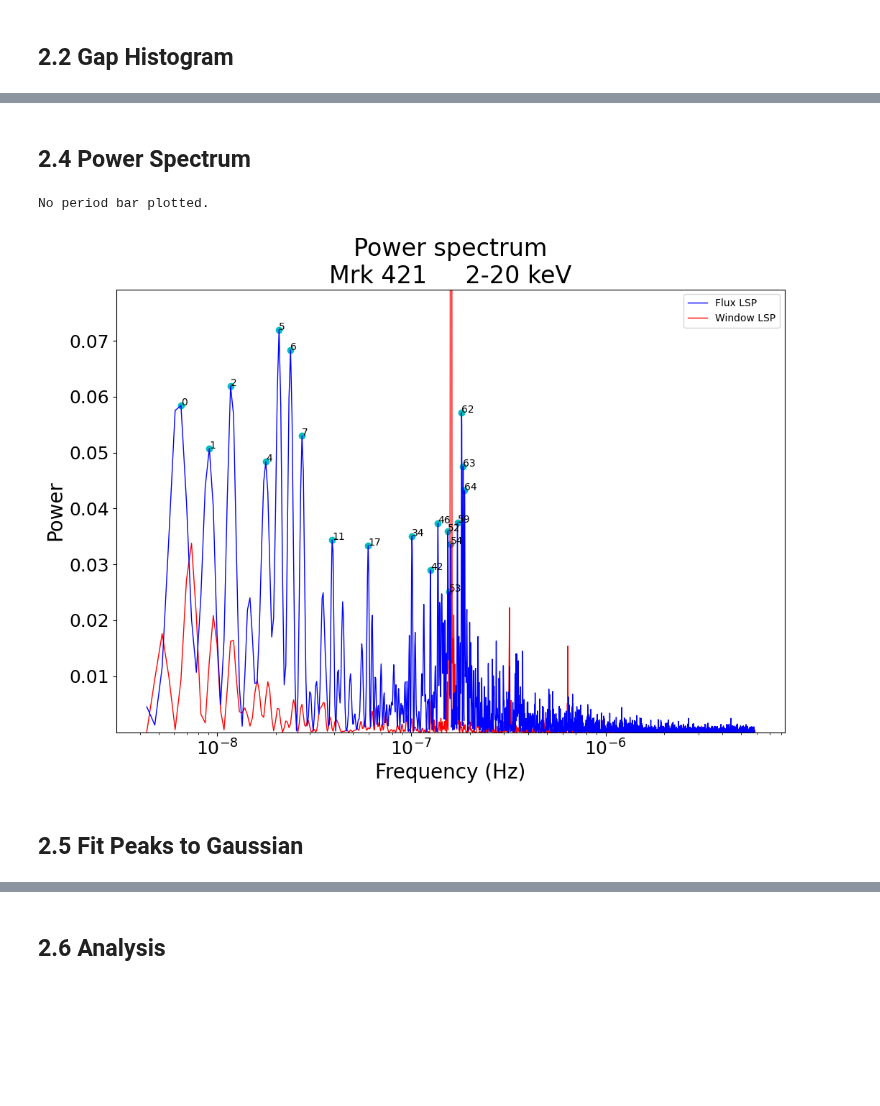
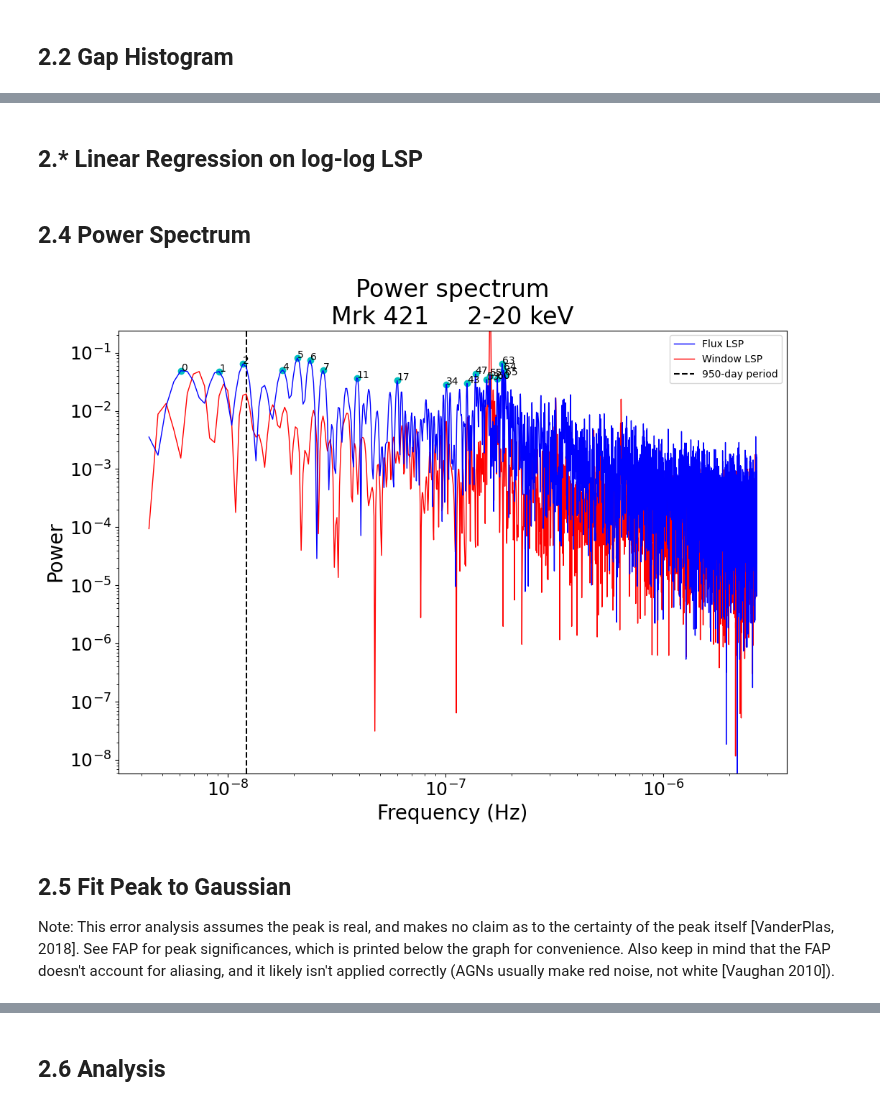
Before and after one commit to Beauremontt/AGN-Flux-Timing-Analysis, a Jupyter notebook: AGNFluxTimingAnalysis.ipynb, the cells around one changed output, grey strips where cells are left out. Drawn from its saved outputs; the diff is of its cells as text; code cells hidden in the pictures; blank space fills up the shorter version.

```diff
--- a/AGNFluxTimingAnalysis.ipynb
+++ b/AGNFluxTimingAnalysis.ipynb
@@ -139,7 +135,7 @@ if use_filter == True:
   SNR = y/dy
 
   # determine data points to filter
-  SNR_tolerance = 0.6 # @param {type:"number"}  cut-off for low S/N
+  SNR_tolerance = 1 # @param {type:"number"}  cut-off for low S/N
   rm = []  # array for points to remove
   for i in range(len(x)):
     if SNR[i] < SNR_tolerance:  # checks for low SNR (also negative y values)
@@ -154,11 +150,7 @@ if use_filter == True:
   # get timespan and spacing of data
   NumData = len(x)
   Span = x[NumData - 1] - x[0]
-  MeanSpacing = Span / (NumData - 1)
-
-  # get new averages of the error and the flux
-  Error = np.mean(dy)
-  Mean = np.mean(y)
+  MeanSpacing = Span / NumData
 
 
   # x,y limits on light curve, in the form "(lower, upper)"; leave blank or 'None' to not limit the graphs
@@ -295,0 +300,2 @@ period (days)   556.042      485.273      988.519      1779.33      63.8517
+# %% [markdown]
+## 2.* Linear Regression on log-log LSP
@@ -298,80 +306,85 @@ period (days)   556.042      485.273      988.519      1779.33      63.8517
 # %%
 # @title  { form-width: "25%" }
 
+# whether to plot the LSP in frequency or period space
+lsp_xaxis = "Frequency (Hz)" # @param ["Frequency (Hz)", "Period (days)"]
+
 # period in days to be plotted as a vertical line on the power spectrum
-day_bar = None # @param {type:"raw"}
+day_bar = 950 # @param {type:"raw"}
 
-# whether to label peaks
-  # have to disable this if you want to limit the graph
-label_peaks = True # @param {type:"boolean"}
+# how many of the top peaks to label; set to 0 to not label peaks
+top_peaks = 18 # @param {type:"integer"}
+if top_peaks == None: top_peaks = 0
 
 # scaling of the power axis on the power spectrum: either log or linear
-lsp_yscale = "linear" # @param ["linear", "log"]
+lsp_yscale = "log" # @param ["linear", "log"]
 
 # whether to limit yscale to power min and slightly over power max
 default_ylim = True # @param {type:"boolean"}
 
+# give limits in the form "(lower, upper)", or leave blank
+lsp_ylim = None  # @param {type:"raw"}
+lsp_xlim = None  # @param {type:"raw"}
 
-
-# set up values for Thomas test
-yy = 0 * x + 1  # Need to set the y values to one, in order to have the y axis be zero
-dyy = 0 * x + 42
-ffrequency, ppower = LombScargle(x, yy, dyy).autopower(minimum_frequency = minif_factor/Span, nyquist_factor = nyquist_factor)
 
 
 # plot of power spectrum
 plt.subplots(1,1,figsize=(12,8))
-plt.plot(frequency, power, 'b', linewidth=1, label='Flux LSP', zorder=3)
-plt.plot(ffrequency, ppower,'r', linewidth=1, label='Window LSP', zorder=2)
+if lsp_xaxis == 'Frequency (Hz)':
+  lsp_xs = frequency
+  tht_xs = ffrequency
+else:
+  lsp_xs = period
+  tht_xs = pperiod
+plt.plot(lsp_xs, power, 'b', linewidth=1, label='Flux LSP', zorder=3)
+plt.plot(tht_xs, ppower,'r', linewidth=1, label='Window LSP', zorder=2)
 
 
 # plot vertical line for scrubbing
 if day_bar != 0 and day_bar != None:
-  frequency_bar = 1/(day_bar*86400)
-  plt.axvline(x=frequency_bar, color='k', linestyle='dashed', label=f'{day_bar}-day period', zorder=1)
-  #plt.vlines(frequency_bar, np.min((power, ppower)), np.max((power, ppower)), 'k', 'dashed', f'{day_bar}-day period', zorder=1)
-else: print("No period bar plotted.\n")
+  if lsp_xaxis == 'Period (days)':
+    x_bar = day_bar
+  else:
+    x_bar = 1/(day_bar*86400)
+  plt.axvline(x=x_bar, color='k', linestyle='dashed', label=f'{day_bar}-day period', zorder=1)
 
 
 # plot notable peaks
-if label_peaks == True:
-  high_peaks = sorted_peaks[:round(0.01*len(peaks))]  # pick out peaks indices of top 1% of peaks
+if top_peaks > 0:
+  high_peaks = sorted_peaks[:top_peaks]  # pick out peaks indices of top 1% of peaks
   idx_high = peaks[high_peaks]  # peaks indices to LSP indices
-  plt.scatter(frequency[idx_high], power[idx_high], color='c')  # places green dots on graph
-  for i in range(len(idx_high)):  # label green dots with peaks index
-    plt.text(frequency[idx_high[i]], power[idx_high[i]], str(high_peaks[i]))
+  plt.scatter(lsp_xs[idx_high], power[idx_high], color='c')  # places dots on graph
+  for i in range(len(idx_high)):  # label dots with peaks index
+    plt.text(lsp_xs[idx_high[i]], power[idx_high[i]], str(high_peaks[i]))
 
 
 # plot labels
 plt.title(f'Power spectrum\n{flux_source}     {band_label}', fontsize=24)
-plt.xlabel("Frequency (Hz)", fontsize=20)
+plt.xlabel(lsp_xaxis, fontsize=20)
 plt.ylabel('Power', fontsize=20)
 plt.tick_params(labelsize=18)
 plt.legend()
 
 # scaling of plot
 plt.xscale('log')
 plt.yscale(lsp_yscale)
 
 # limits of plot
-  # give limits in the form "(lower, upper)", or leave blank
-lsp_ylim = None  # @param {type:"raw"}
 if default_ylim == True:
   lsp_ylim = (min(power), 1.1*max(power))
   if lsp_yscale == 'log':
     lsp_ylim = (min(power), 3*max(power))
 if lsp_ylim != None: plt.ylim(lsp_ylim)
 
-lsp_xlim = None  # @param {type:"raw"}
 if lsp_xlim != None: plt.xlim(lsp_xlim)
 
 
 plt.show()
 # %% [output]
-No period bar plotted.
-[figure, old version]
+[figure, new version]
-# %% [markdown]
-## 2.5 Fit Peaks to Gaussian
+# %% [markdown]
+## 2.5 Fit Peak to Gaussian
+Note: This error analysis assumes the peak is real, and makes no claim as to the certainty of the peak itself [VanderPlas, 2018]. See FAP for peak significances, which is printed below the graph for convenience. Also keep in mind that the FAP doesn't account for aliasing, and it likely isn't applied correctly (AGNs usually make red noise, not white [Vaughan 2010]).
 # %%
 # @title  { form-width: "25%" }
 
```
Also changed, not shown: parts of 11 cells of this notebook.
